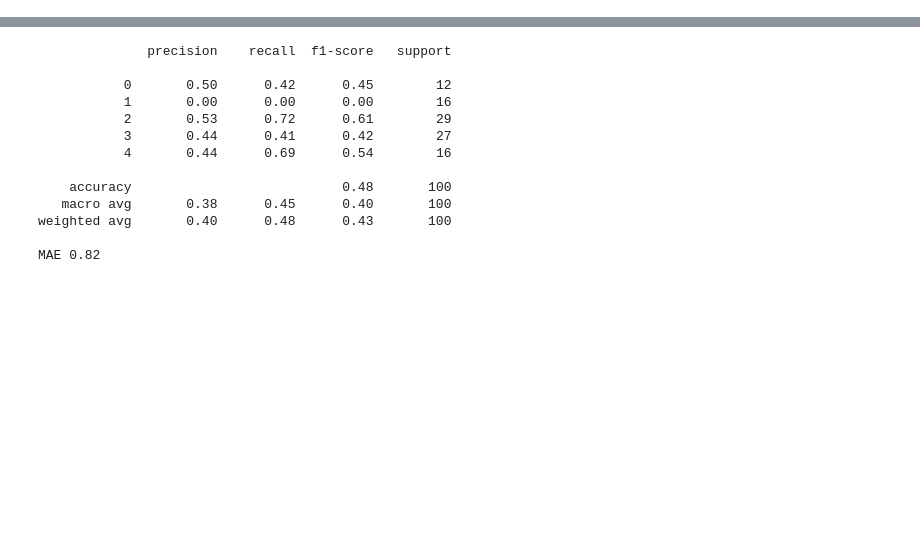
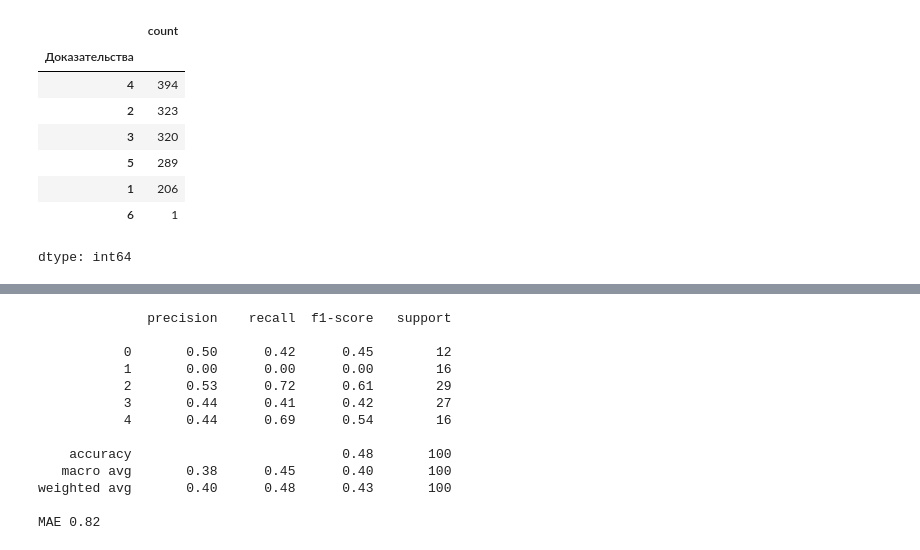
Before and after one commit to vika-ryt/ai_bisnes_cases, a Jupyter notebook: _AI_buisness_casses_case1_berts_ipynb__.ipynb, the cells around one changed output, grey strips where cells are left out. Saved outputs shown, nothing was run; the diff lists cells and outputs as text; code cells hidden in the pictures; blank space fills up the shorter version.

```diff
--- a/_AI_buisness_casses_case1_berts_ipynb__.ipynb
+++ b/_AI_buisness_casses_case1_berts_ipynb__.ipynb
@@ -61,2 +77,14 @@ from sklearn.metrics import classification_report, accuracy_score, confusion_mat
+# %%
+df["Доказательства"].value_counts()
+# %% [output]
+|  | count |
+| Доказательства |  |
+| 4 | 394 |
+| 2 | 323 |
+| 3 | 320 |
+| 5 | 289 |
+| 1 | 206 |
+| 6 | 1 |
+dtype: int64
 # %%
 df["Оценка"].value_counts()
```
Also changed, not shown: parts of 35 cells of this notebook.
